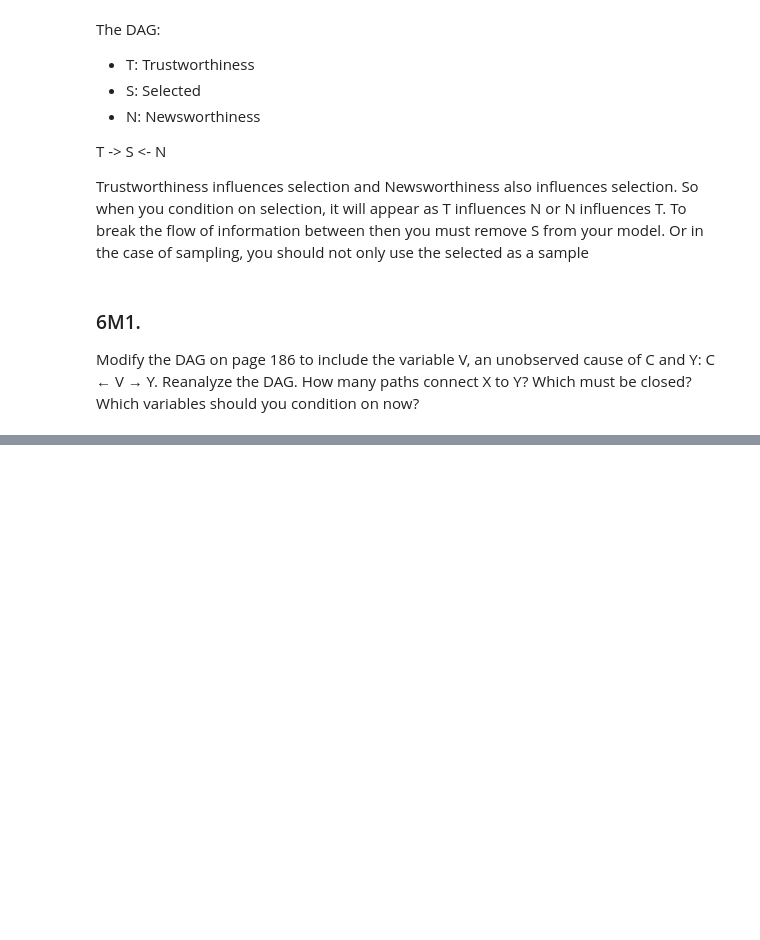
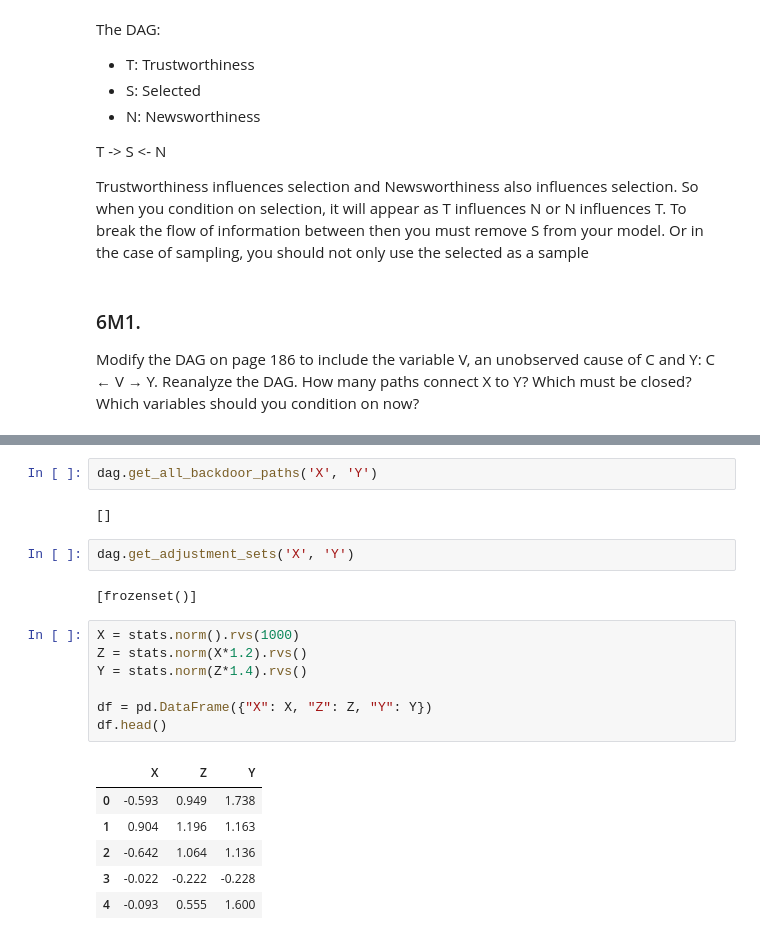
Before and after one commit to Giuco/statistical-rethinking, a Jupyter notebook: notebooks/Chapter 6/Ch6 - Practice.ipynb, the cells around one changed output, grey strips where cells are left out. Drawn from its saved outputs; the diff is of its cells as text; blank space fills up the shorter version.

```diff
--- a/notebooks/Chapter 6/Ch6 - Practice.ipynb
+++ b/notebooks/Chapter 6/Ch6 - Practice.ipynb
@@ -83,0 +170,22 @@ Modify the DAG on page 186 to include the variable V, an unobserved cause of C a
+# %%
+dag.get_all_backdoor_paths('X', 'Y')
+# %% [output]
+[]
+# %%
+dag.get_adjustment_sets('X', 'Y')
+# %% [output]
+[frozenset()]
+# %%
+X = stats.norm().rvs(1000)
+Z = stats.norm(X*1.2).rvs()
+Y = stats.norm(Z*1.4).rvs()
+
+df = pd.DataFrame({"X": X, "Z": Z, "Y": Y})
+df.head()
+# %% [output]
+|  | X | Z | Y |
+| 0 | -0.593 | 0.949 | 1.738 |
+| 1 | 0.904 | 1.196 | 1.163 |
+| 2 | -0.642 | 1.064 | 1.136 |
+| 3 | -0.022 | -0.222 | -0.228 |
+| 4 | -0.093 | 0.555 | 1.600 |
```
Also changed, not shown: parts of 39 cells of this notebook.
